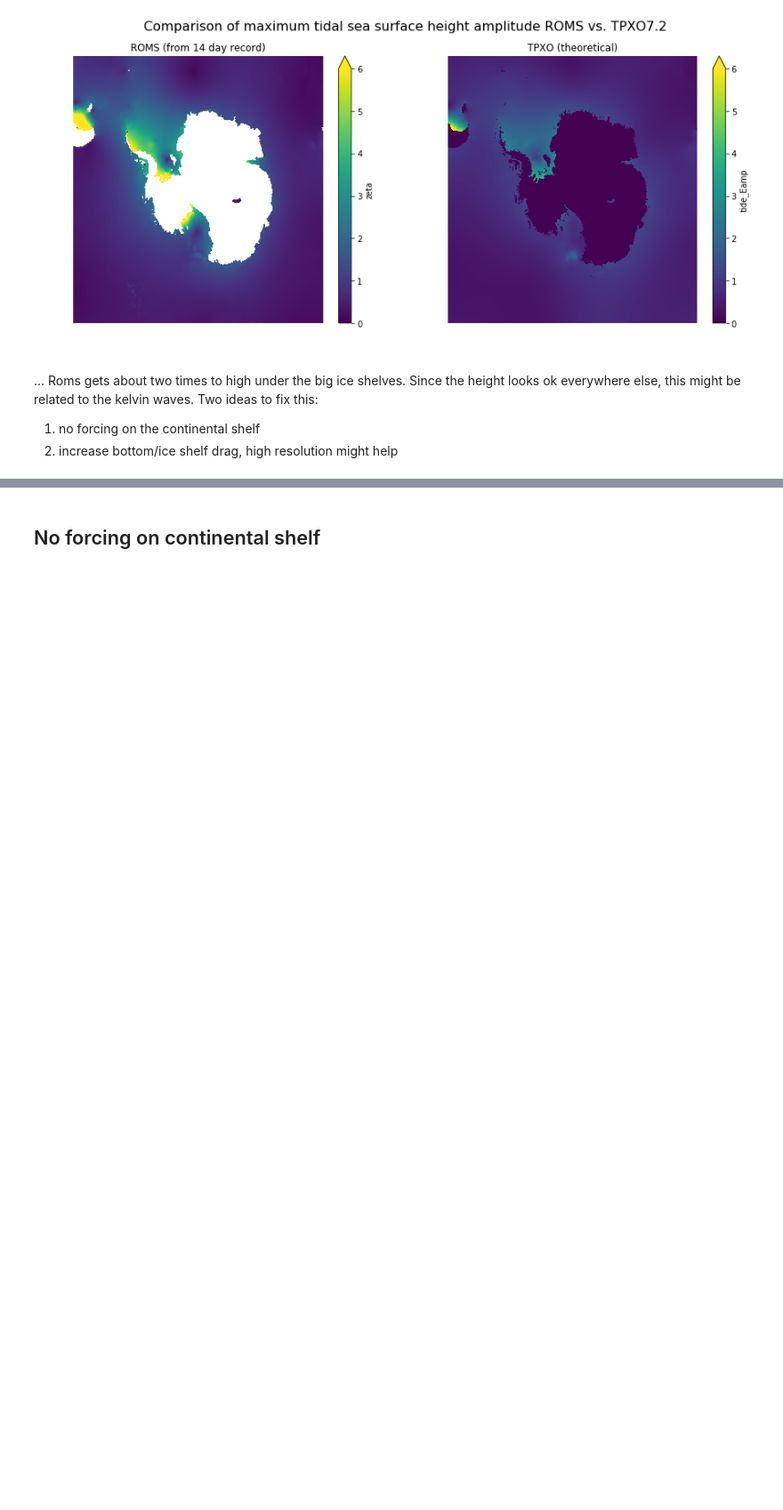
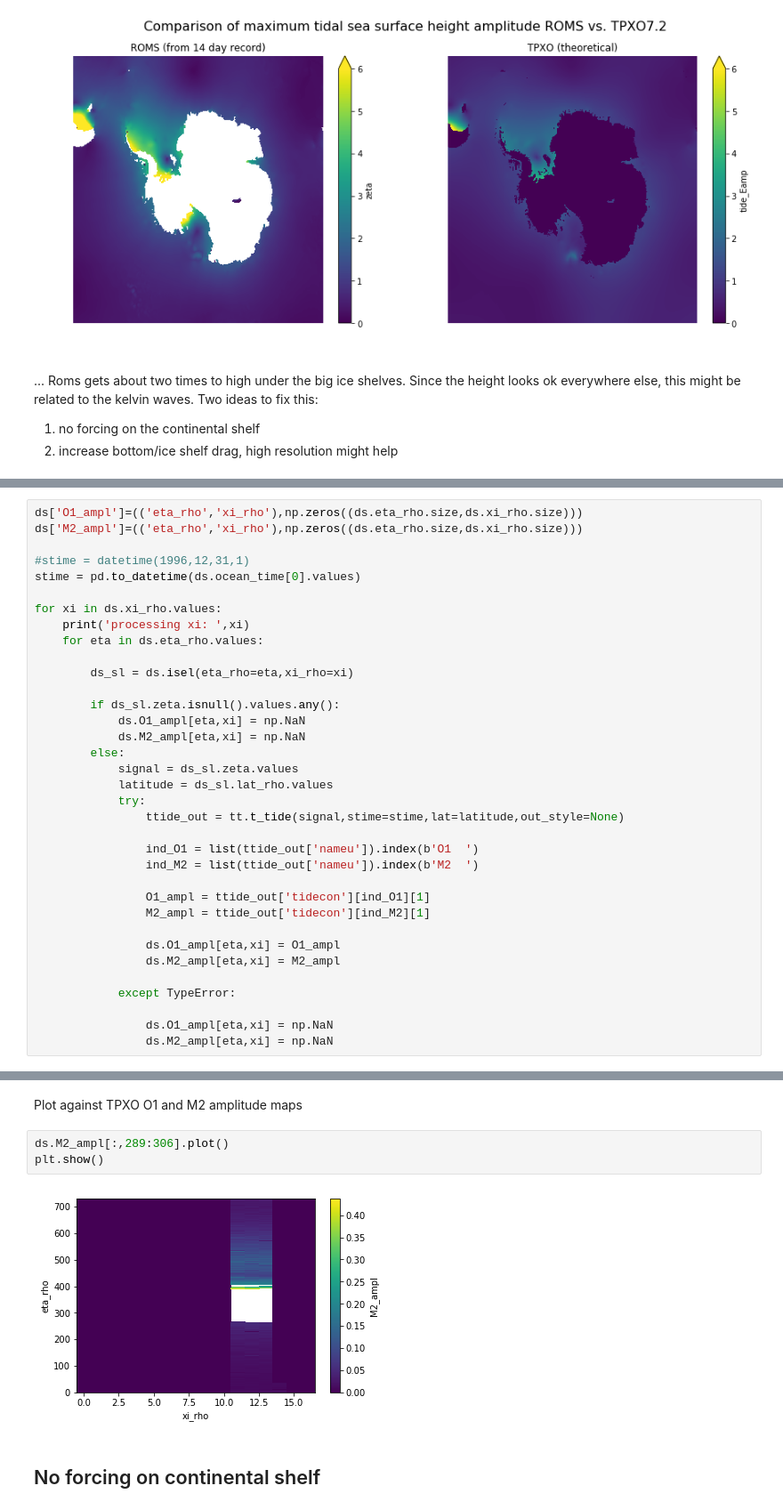
Before and after one commit to kuechenrole/tidal_melting, a Jupyter notebook: notebooks/0.3-kuechenrole-tides_evaluation.ipynb, the cells around one changed output, grey strips where cells are left out. Shown at 89% size. Saved outputs shown, nothing was run; the diff lists cells and outputs as text; blank space fills up the shorter version.

```diff
--- a/notebooks/0.3-kuechenrole-tides_evaluation.ipynb
+++ b/notebooks/0.3-kuechenrole-tides_evaluation.ipynb
@@ -42,0 +54,35 @@ plt.show()
+# %%
+ds['O1_ampl']=(('eta_rho','xi_rho'),np.zeros((ds.eta_rho.size,ds.xi_rho.size)))
+ds['M2_ampl']=(('eta_rho','xi_rho'),np.zeros((ds.eta_rho.size,ds.xi_rho.size)))
+
+#stime = datetime(1996,12,31,1)
+stime = pd.to_datetime(ds.ocean_time[0].values)
+
+for xi in ds.xi_rho.values:
+    print('processing xi: ',xi)
+    for eta in ds.eta_rho.values:
+
+        ds_sl = ds.isel(eta_rho=eta,xi_rho=xi)
+
+        if ds_sl.zeta.isnull().values.any():
+            ds.O1_ampl[eta,xi] = np.NaN
+            ds.M2_ampl[eta,xi] = np.NaN
+        else:
+            signal = ds_sl.zeta.values
+            latitude = ds_sl.lat_rho.values
+            try:
+                ttide_out = tt.t_tide(signal,stime=stime,lat=latitude,out_style=None)
+
+                ind_O1 = list(ttide_out['nameu']).index(b'O1  ')
+                ind_M2 = list(ttide_out['nameu']).index(b'M2  ')
+
+                O1_ampl = ttide_out['tidecon'][ind_O1][1]
+                M2_ampl = ttide_out['tidecon'][ind_M2][1]
+
+                ds.O1_ampl[eta,xi] = O1_ampl
+                ds.M2_ampl[eta,xi] = M2_ampl
+
+            except TypeError:
+
+                ds.O1_ampl[eta,xi] = np.NaN
+                ds.M2_ampl[eta,xi] = np.NaN
@@ -43,3 +120,10 @@ plt.show()
+# %% [markdown]
+Plot against TPXO O1 and M2 amplitude maps
+# %%
+ds.M2_ampl[:,289:306].plot()
+plt.show()
+# %% [output]
+[figure, added]
 # %% [markdown]
 ## No forcing on continental shelf
 # %%
```
Also changed, not shown: parts of 7 cells of this notebook, 4 other files.
